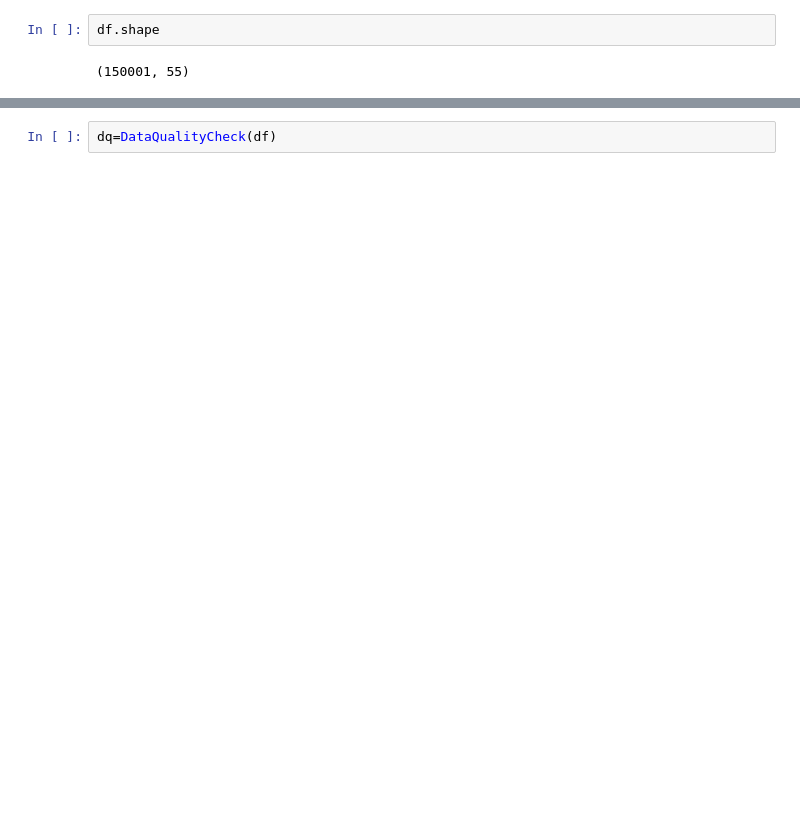
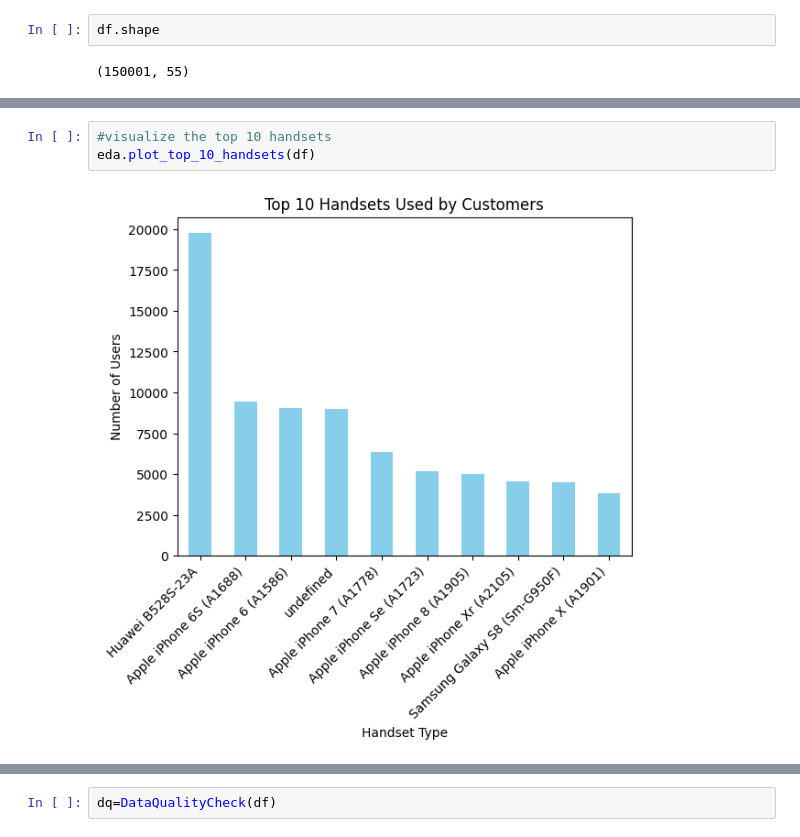
Before and after one commit to getahunTiruneh/TellCo-Telecom-Analysis, a Jupyter notebook: notebooks/user_overview_analysis.ipynb, the cells around one changed output, grey strips where cells are left out. Cells and saved outputs as stored; diff of their text form; blank space fills up the shorter version.

```diff
--- a/notebooks/user_overview_analysis.ipynb
+++ b/notebooks/user_overview_analysis.ipynb
@@ -48,0 +75,5 @@ df.shape
+# %%
+#visualize the top 10 handsets
+eda.plot_top_10_handsets(df)
+# %% [output]
+[figure, added]
```
Also changed, not shown: parts of 43 cells of this notebook.
